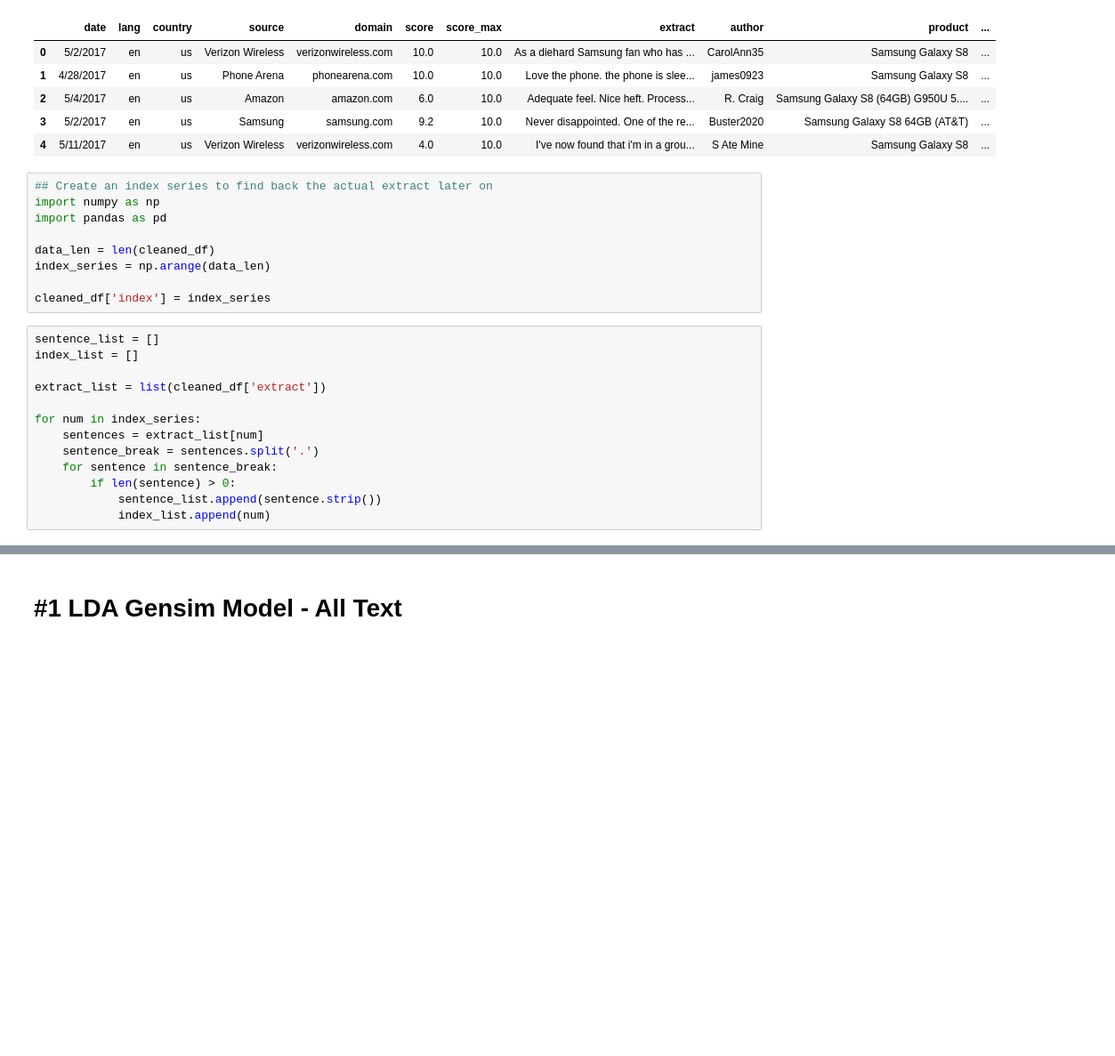
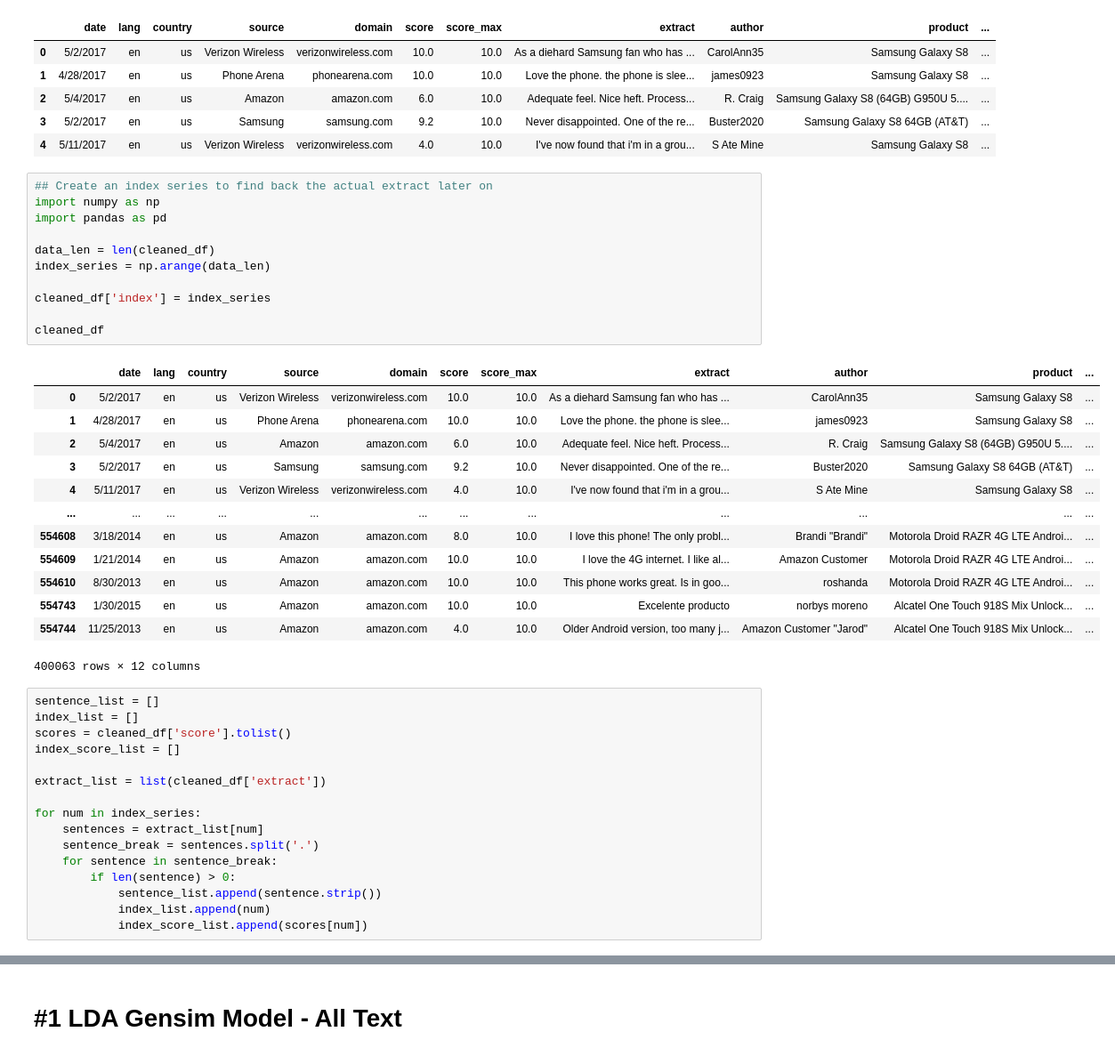
Before and after one commit to ngohngoh/phone-reviews-analysis, a Jupyter notebook: Cell phone Reviews - YL.ipynb, the cells around one changed output, grey strips where cells are left out. Shown at 89% size. Saved outputs shown, nothing was run; the diff lists cells and outputs as text; blank space fills up the shorter version.

```diff
--- a/Cell phone Reviews - YL.ipynb
+++ b/Cell phone Reviews - YL.ipynb
@@ -204,15 +199,33 @@ cleaned_df.head()
 # %%
 ## Create an index series to find back the actual extract later on
 import numpy as np
 import pandas as pd
 
 data_len = len(cleaned_df)
 index_series = np.arange(data_len)
 
 cleaned_df['index'] = index_series
+
+cleaned_df
+# %% [output]
+|  | date | lang | country | source | domain | score | score_max | extract | author | product | ... |
+| 0 | 5/2/2017 | en | us | Verizon Wireless | verizonwireless.com | 10.0 | 10.0 | As a diehard Samsung fan who has ... | CarolAnn35 | Samsung Galaxy S8 | ... |
+| 1 | 4/28/2017 | en | us | Phone Arena | phonearena.com | 10.0 | 10.0 | Love the phone. the phone is slee... | james0923 | Samsung Galaxy S8 | ... |
+| 2 | 5/4/2017 | en | us | Amazon | amazon.com | 6.0 | 10.0 | Adequate feel. Nice heft. Process... | R. Craig | Samsung Galaxy S8 (64GB) G950U 5.... | ... |
+| 3 | 5/2/2017 | en | us | Samsung | samsung.com | 9.2 | 10.0 | Never disappointed. One of the re... | Buster2020 | Samsung Galaxy S8 64GB (AT&T) | ... |
+| 4 | 5/11/2017 | en | us | Verizon Wireless | verizonwireless.com | 4.0 | 10.0 | I've now found that i'm in a grou... | S Ate Mine | Samsung Galaxy S8 | ... |
+| ... | ... | ... | ... | ... | ... | ... | ... | ... | ... | ... | ... |
+| 554608 | 3/18/2014 | en | us | Amazon | amazon.com | 8.0 | 10.0 | I love this phone! The only probl... | Brandi "Brandi" | Motorola Droid RAZR 4G LTE Androi... | ... |
+| 554609 | 1/21/2014 | en | us | Amazon | amazon.com | 10.0 | 10.0 | I love the 4G internet. I like al... | Amazon Customer | Motorola Droid RAZR 4G LTE Androi... | ... |
+| 554610 | 8/30/2013 | en | us | Amazon | amazon.com | 10.0 | 10.0 | This phone works great. Is in goo... | roshanda | Motorola Droid RAZR 4G LTE Androi... | ... |
+| 554743 | 1/30/2015 | en | us | Amazon | amazon.com | 10.0 | 10.0 | Excelente producto | norbys moreno | Alcatel One Touch 918S Mix Unlock... | ... |
+| 554744 | 11/25/2013 | en | us | Amazon | amazon.com | 4.0 | 10.0 | Older Android version, too many j... | Amazon Customer "Jarod" | Alcatel One Touch 918S Mix Unlock... | ... |
+400063 rows × 12 columns
 # %%
 sentence_list = []
 index_list = []
+scores = cleaned_df['score'].tolist()
+index_score_list = []
 
 extract_list = list(cleaned_df['extract'])
 
@@ -223,6 +236,7 @@ for num in index_series:
         if len(sentence) > 0:
             sentence_list.append(sentence.strip())
             index_list.append(num)
+            index_score_list.append(scores[num])
 # %%
 sentences_df = pd.DataFrame()
 sentences_df['sentence'] = sentence_list
```
Also changed, not shown: parts of 21 cells of this notebook.
